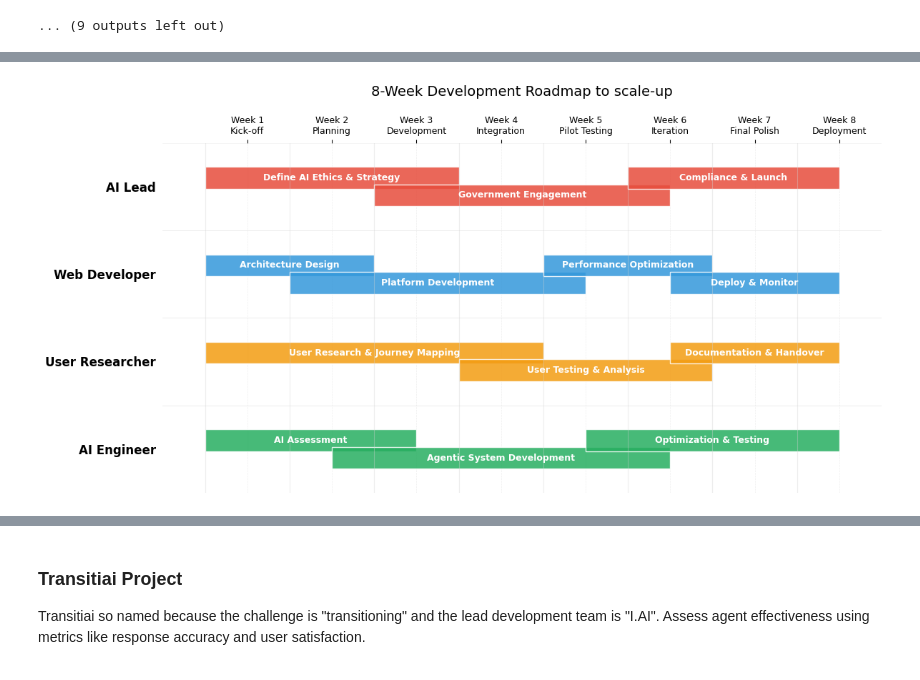
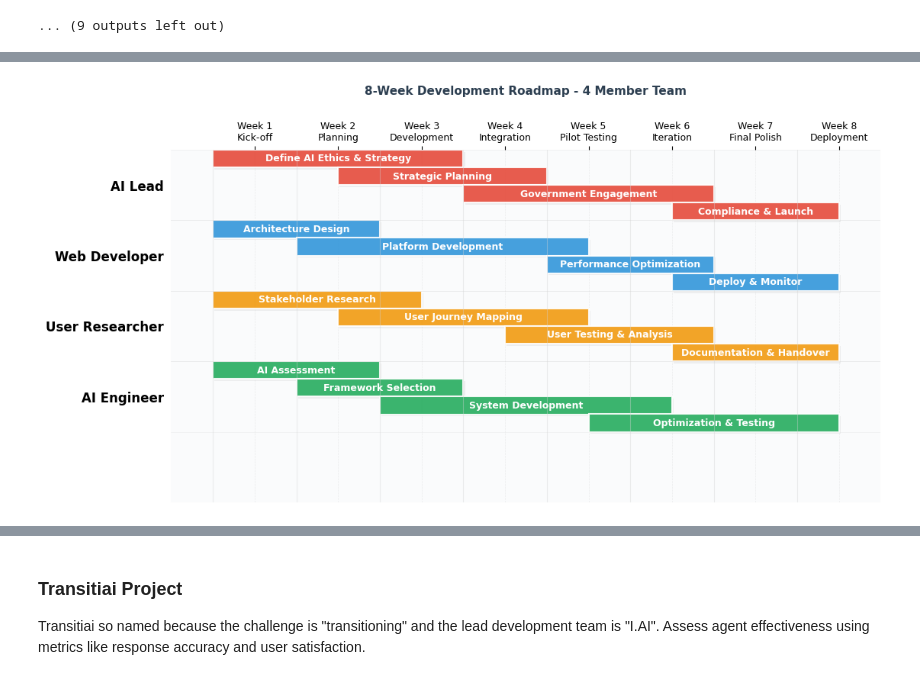
Before and after one commit to drOluOla/Job_Interviews_2025, a Jupyter notebook: i_dot_ai_backup_final_5.ipynb, the cells around one changed output, grey strips where cells are left out. Saved outputs shown, nothing was run; the diff lists cells and outputs as text; code cells hidden in the pictures.

```diff
--- a/i_dot_ai_backup_final_5.ipynb
+++ b/i_dot_ai_backup_final_5.ipynb
@@ -1406,8 +1412,10 @@ import matplotlib.pyplot as plt
 import matplotlib.patches as patches
 import numpy as np
 
-# Set up the figure and axis
+# Set up the figure and axis with executive styling
 fig, ax = plt.subplots(figsize=(12, 6))
+fig.patch.set_facecolor('white')
+ax.set_facecolor('#fafbfc')
 
 # Define colors for each role
 colors = {
@@ -1417,29 +1425,32 @@ colors = {
     'AI Engineer': '#27ae60'
 }
 
-# Define tasks with closer stacked positioning for better visual density
-# Tasks within each role now stack vertically with reduced spacing
+# Define tasks with much larger vertical spacing between levels within each role
+# Increased spacing from 0.15 to 0.25 between levels for better separation
 tasks = {
     'AI Lead': [
-        {'name': 'Define AI Ethics & Strategy', 'start': 0.5, 'duration': 3.0, 'y_offset': 0.1},
-        {'name': 'Government Engagement', 'start': 2.5, 'duration': 3.5, 'y_offset': -0.1},
-        {'name': 'Compliance & Launch', 'start': 5.5, 'duration': 2.5, 'y_offset': 0.1}
+        {'name': 'Define AI Ethics & Strategy', 'start': 0.5, 'duration': 3.0, 'y_offset': 0.375},
+        {'name': 'Strategic Planning', 'start': 2.0, 'duration': 2.5, 'y_offset': 0.125},
+        {'name': 'Government Engagement', 'start': 3.5, 'duration': 3.0, 'y_offset': -0.125},
+        {'name': 'Compliance & Launch', 'start': 6.0, 'duration': 2.0, 'y_offset': -0.375}
     ],
     'Web Developer': [
-        {'name': 'Architecture Design', 'start': 0.5, 'duration': 2.0, 'y_offset': 0.1},
-        {'name': 'Platform Development', 'start': 1.5, 'duration': 3.5, 'y_offset': -0.1},
-        {'name': 'Performance Optimization', 'start': 4.5, 'duration': 2.0, 'y_offset': 0.1},
-        {'name': 'Deploy & Monitor', 'start': 6.0, 'duration': 2.0, 'y_offset': -0.1}
+        {'name': 'Architecture Design', 'start': 0.5, 'duration': 2.0, 'y_offset': 0.375},
+        {'name': 'Platform Development', 'start': 1.5, 'duration': 3.5, 'y_offset': 0.125},
+        {'name': 'Performance Optimization', 'start': 4.5, 'duration': 2.0, 'y_offset': -0.125},
+        {'name': 'Deploy & Monitor', 'start': 6.0, 'duration': 2.0, 'y_offset': -0.375}
     ],
     'User Researcher': [
-        {'name': 'User Research & Journey Mapping', 'start': 0.5, 'duration': 4.0, 'y_offset': 0.1},
-        {'name': 'User Testing & Analysis', 'start': 3.5, 'duration': 3.0, 'y_offset': -0.1},
-        {'name': 'Documentation & Handover', 'start': 6.0, 'duration': 2.0, 'y_offset': 0.1}
+        {'name': 'Stakeholder Research', 'start': 0.5, 'duration': 2.5, 'y_offset': 0.375},
+        {'name': 'User Journey Mapping', 'start': 2.0, 'duration': 3.0, 'y_offset': 0.125},
+        {'name': 'User Testing & Analysis', 'start': 4.0, 'duration': 2.5, 'y_offset': -0.125},
+        {'name': 'Documentation & Handover', 'start': 6.0, 'duration': 2.0, 'y_offset': -0.375}
     ],
     'AI Engineer': [
-        {'name': 'AI Assessment', 'start': 0.5, 'duration': 2.5, 'y_offset': 0.1},
-        {'name': 'Agentic System Development', 'start': 2.0, 'duration': 4.0, 'y_offset': -0.1},
-        {'name': 'Optimization & Testing', 'start': 5.0, 'duration': 3.0, 'y_offset': 0.1}
+        {'name': 'AI Assessment', 'start': 0.5, 'duration': 2.0, 'y_offset': 0.375},
+        {'name': 'Framework Selection', 'start': 1.5, 'duration': 2.0, 'y_offset': 0.125},
+        {'name': 'System Development', 'start': 2.5, 'duration': 3.5, 'y_offset': -0.125},
+        {'name': 'Optimization & Testing', 'start': 5.0, 'duration': 3.0, 'y_offset': -0.375}
     ]
 }
 
@@ -1460,17 +1471,29 @@ for role, role_tasks in tasks.items():
         start_x = task['start']
         width = task['duration']
 
-        # Create the main bar with rounded corners effect
+        # Create enhanced bars with no z-overlap - all bars visible in separate lanes
         bar = patches.Rectangle(
             (start_x, y_pos - bar_height/2 + task['y_offset']),
             width,
             bar_height,
             facecolor=colors[role],
             edgecolor='white',
-            linewidth=1,
-            alpha=0.85
+            linewidth=1.5,
+            alpha=0.9,
+            zorder=1  # Ensure all bars are on same z-level
         )
         ax.add_patch(bar)
+
+        # Add subtle shadow effect positioned below each bar
+        shadow = patches.Rectangle(
+            (start_x + 0.02, y_pos - bar_height/2 + task['y_offset'] - 0.03),
+            width,
+            bar_height,
+            facecolor='gray',
+            alpha=0.1,
+            zorder=0  # Shadows behind bars
+        )
+        ax.add_patch(shadow)
 
         # Add task name to the bar
         text_x = start_x + width/2
@@ -1482,9 +1505,9 @@ for role, role_tasks in tasks.items():
                 fontsize=9,
                 color='white')
 
-# Customize the chart
+# Customize the chart with executive styling
 ax.set_xlim(0, 8.5)
-ax.set_ylim(-0.5, len(roles) - 0.5)
+ax.set_ylim(-1.5, len(roles) - 0.5)  # Extended for summary box
 
 # Set up x-axis (weeks) with proper alignment - positioned at top
 weeks = range(1, 9)
@@ -1499,35 +1522,35 @@ ax.set_xticklabels([f'{week}\n{phase}' for week, phase in zip(week_labels, phase
 # Move x-axis to top
 ax.xaxis.tick_top()
 ax.xaxis.set_label_position('top')
 
 # Set up y-axis (roles) - matching your image order, without emojis for Colab compatibility
 role_labels_clean = ['AI Engineer', 'User Researcher', 'Web Developer', 'AI Lead']
 ax.set_yticks(range(len(roles)))
 ax.set_yticklabels(role_labels_clean, fontsize=12, fontweight='bold')
 
 # Add subtle grid
 ax.grid(True, axis='x', alpha=0.2, linestyle='--', linewidth=0.5)
 ax.set_axisbelow(True)
 
 # Add week boundary lines and role demarcation lines
 for week in week_positions:
     ax.axvline(x=week - 0.5, color='lightgray', alpha=0.4, linestyle='-', linewidth=0.8)
 
 # Add horizontal lines to demarcate each role's row
 for i in range(len(roles)):
     # Add line above and below each role
     ax.axhline(y=i - 0.5, color='lightgray', alpha=0.3, linestyle='-', linewidth=0.5)
     ax.axhline(y=i + 0.5, color='lightgray', alpha=0.3, linestyle='-', linewidth=0.5)
 
 # Clean up spines
 for spine in ax.spines.values():
     spine.set_visible(False)
 
-# Add title
-plt.title('8-Week Development Roadmap to scale-up', fontsize=14, fontweight='300', pad=20)
+# Add title without the main project title
+plt.title('8-Week Development Roadmap - 4 Member Team', fontsize=11, fontweight='600', pad=25, color='#2c3e50')
+
+# Remove default ticks
 ax.tick_params(left=False, bottom=False)
-
-plt.tight_layout()
 plt.show()
 # %% [output]
-[figure, old version]
+[figure, new version]
```
Also changed, not shown: parts of 3 cells of this notebook.
